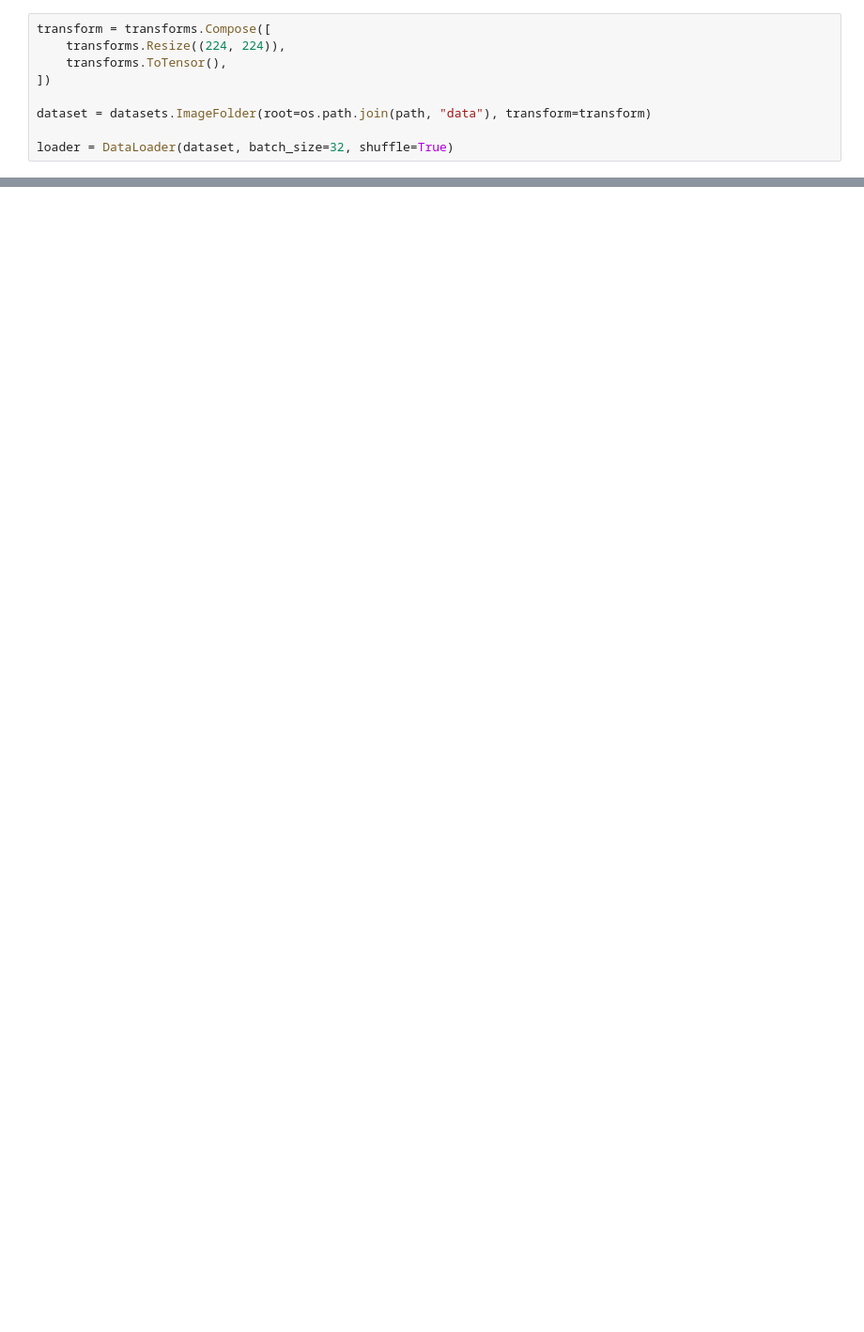
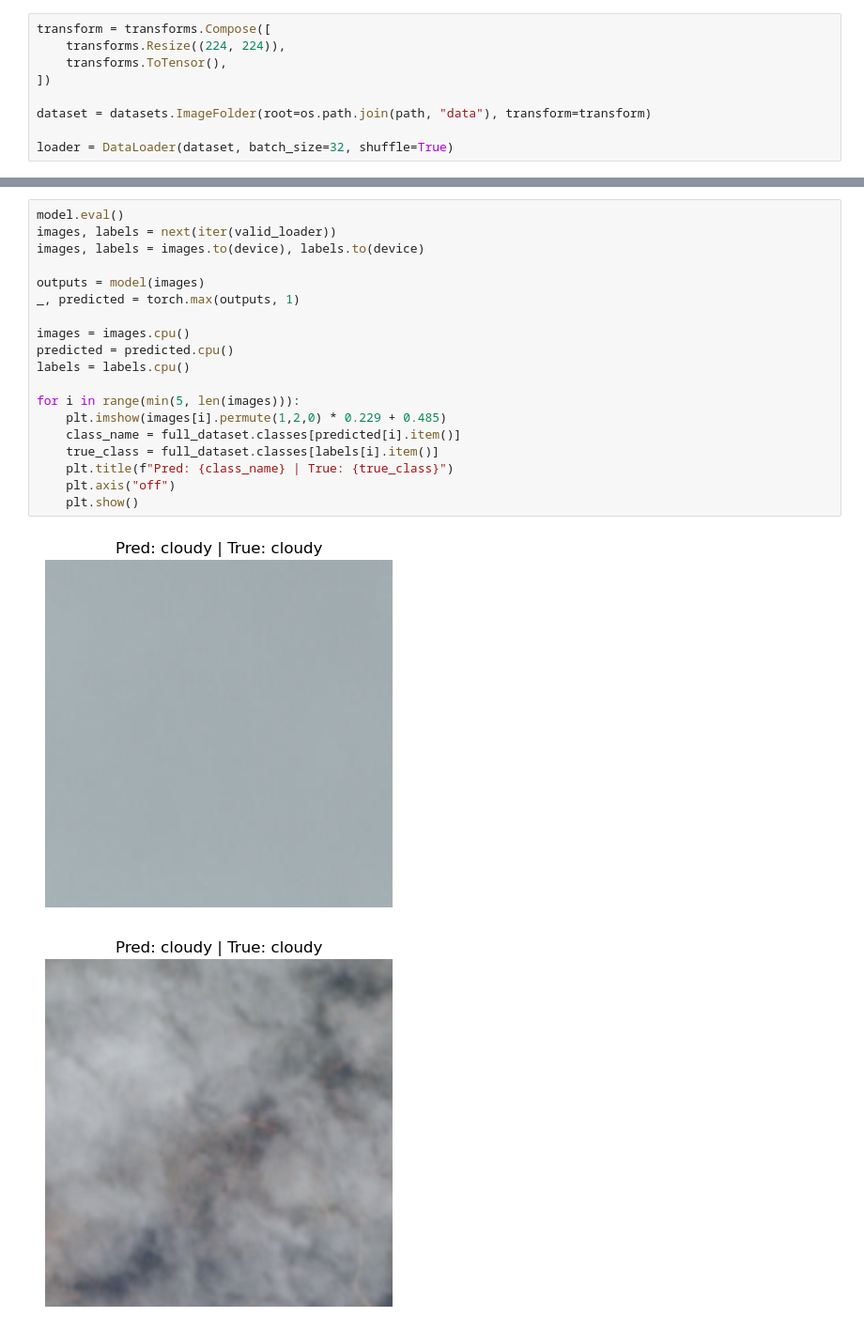
Before and after one commit to ryanhowe28/DS4420Final, a Jupyter notebook: Python_Model.ipynb, the cells around one changed output, grey strips where cells are left out. Shown at 94% size. Saved outputs shown, nothing was run; the diff lists cells and outputs as text; blank space fills up the shorter version.

```diff
--- a/Python_Model.ipynb
+++ b/Python_Model.ipynb
@@ -67,0 +256,22 @@ print(dataset.classes)
+# %%
+model.eval()
+images, labels = next(iter(valid_loader))
+images, labels = images.to(device), labels.to(device)
+
+outputs = model(images)
+_, predicted = torch.max(outputs, 1)
+
+images = images.cpu()
+predicted = predicted.cpu()
+labels = labels.cpu()
+
+for i in range(min(5, len(images))):
+    plt.imshow(images[i].permute(1,2,0) * 0.229 + 0.485)
+    class_name = full_dataset.classes[predicted[i].item()]
+    true_class = full_dataset.classes[labels[i].item()]
+    plt.title(f"Pred: {class_name} | True: {true_class}")
+    plt.axis("off")
+    plt.show()
+# %% [output]
+[figure, added]
+[figure, added]
```
Also changed, not shown: parts of 7 cells of this notebook.
